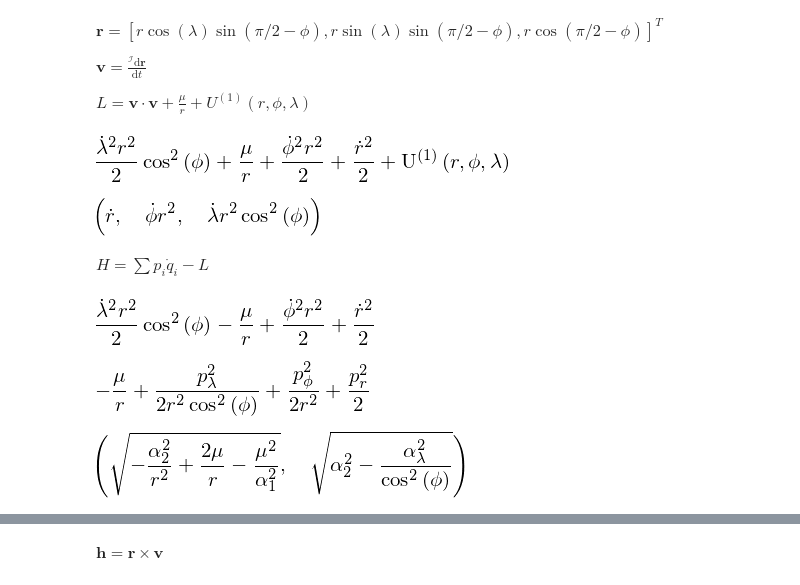
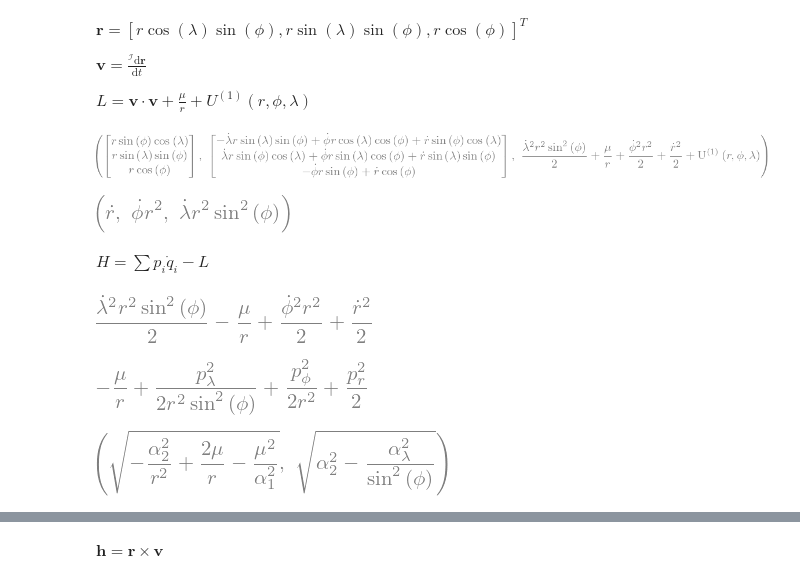
Before and after one commit to dsavransky/MAE6720, a Jupyter notebook: Notebooks/3D Central Force Motion.ipynb, the cells around one changed output, grey strips where cells are left out. Cells and saved outputs as stored; diff of their text form; code cells hidden in the pictures.

```diff
--- a/Notebooks/3D Central Force Motion.ipynb
+++ b/Notebooks/3D Central Force Motion.ipynb
@@ -4,7 +4,7 @@ init_printing()
 # %% [markdown]
 ![Orbit Diagram](img/orbit_all_frames2.png)
 # %% [markdown]
-$\mathbf{r} = [r\cos(\lambda)\sin(\pi/2-\phi), r\sin(\lambda)\sin(\pi/2 - \phi), r\cos(\pi/2 - \phi)]^T$
+$\mathbf{r} = [r\cos(\lambda)\sin(\phi), r\sin(\lambda)\sin(\phi), r\cos(\phi)]^T$
 
 $\mathbf{v} = \frac{^\mathcal{I}\textrm{d}\mathbf{r}}{\textrm{d}t}$
 
@@ -18,36 +18,37 @@ p_r,p_p,p_l = symbols('p_r,p_phi,p_lambda',real=True)
 a1,a2=symbols('alpha_1,alpha_2',positive=True,real=True)
 al,a3,b1,b2,b3=symbols('alpha_lambda,alpha_3,beta_1,beta_2,beta_3',real=True)
 # %%
-rvec = Matrix([r*cos(l)*sin(pi/2-phi),r*sin(l)*sin(pi/2 - phi),r*cos(pi/2 - phi)])
+rvec = Matrix([r*cos(l)*sin(phi),r*sin(l)*sin(phi),r*cos(phi)])
 vvec = difftotalmat(rvec,t,{r:rd,l:ld,phi:phid})
 L0 = simplify(vvec.dot(vvec))/2 + mu/r
-L = L0 + U(r,phi,l); L
+L = L0 + U(r,phi,l);
+rvec,vvec,L
 # %% [output]
-[figure, old version]
+[figure, new version]
 # %%
 pr = diff(L,rd)
 pphi = diff(L,phid)
 pl = diff(L,ld)
 pr,pphi,pl
 # %% [output]
-[figure, old version]
+[figure, new version]
 # %% [markdown]
 $H = \sum p_i \dot q_i - L$
 # %%
 H0 = rd*pr + phid*pphi + ld*pl - L0;
 H0
 # %% [output]
-[figure, old version]
+[figure, new version]
 # %%
-H0 = H0.subs(pr,p_r).subs(phid,p_p/r**2).subs(ld,p_l/r**2/cos(phi)**2); H0
+H0 = H0.subs(pr,p_r).subs(phid,p_p/r**2).subs(ld,p_l/r**2/sin(phi)**2); H0
 # %% [output]
-[figure, old version]
+[figure, new version]
 # %%
 Pr = sqrt(2*mu/r - mu**2/a1**2 - a2**2/r**2)
-Pphi = sqrt(a2**2 - al**2/cos(phi)**2)
+Pphi = sqrt(a2**2 - al**2/sin(phi)**2)
 Pr,Pphi
 # %% [output]
-[figure, old version]
+[figure, new version]
 # %%
 solve((pphi**2 - Pphi**2).subs(al,pl),a2**2)
 # %% [output]
```
Also changed, not shown: parts of 20 cells of this notebook, 1 other file.
